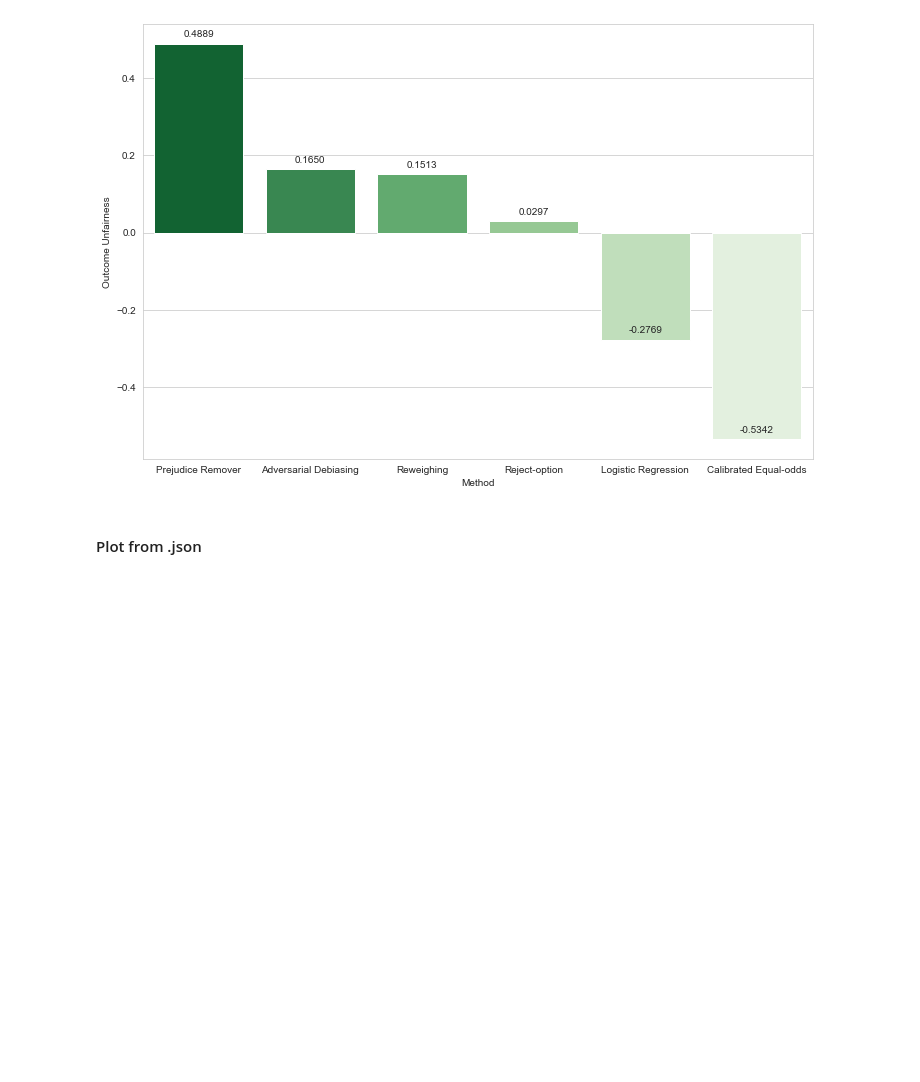
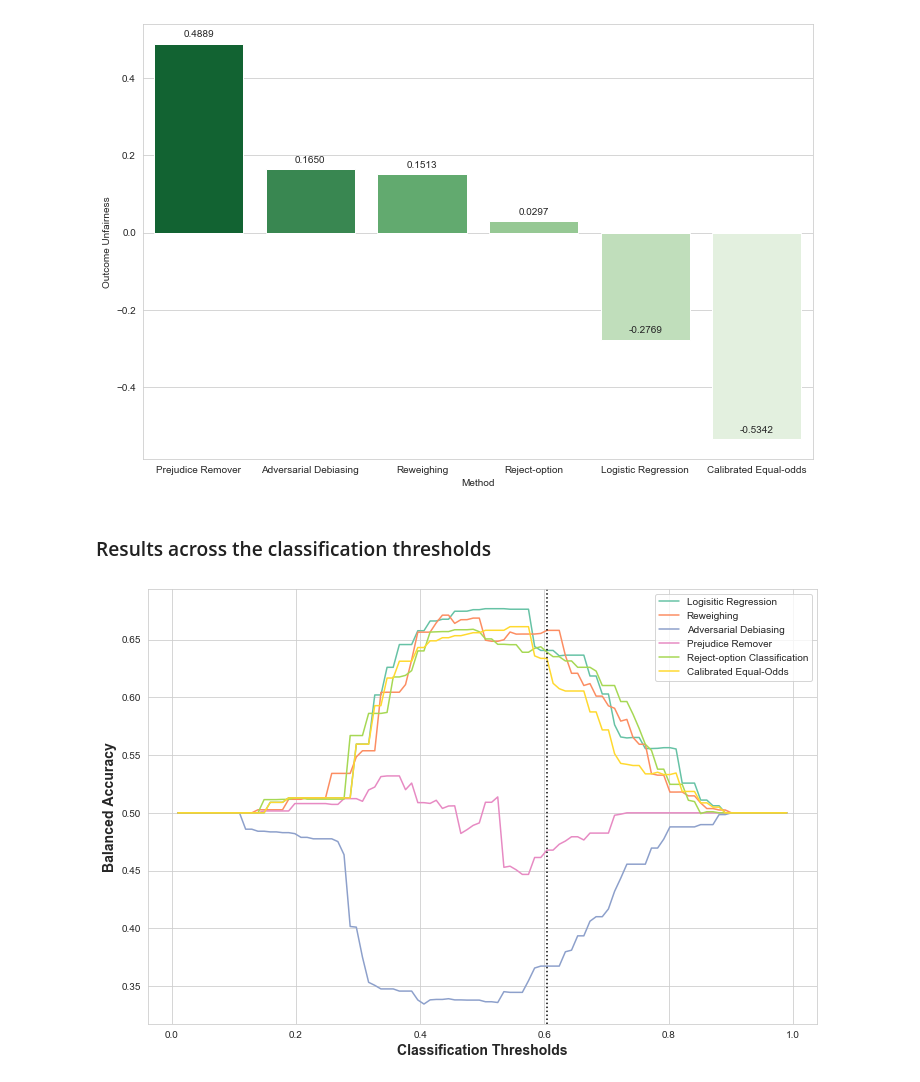
Before and after one commit to megantennies/FYP, a Jupyter notebook: FYP_CODE_LR.ipynb, the cells around one changed output. Cells and saved outputs as stored; diff of their text form; code cells hidden in the pictures; blank space fills up the shorter version.

Commit message:
updated graphs

```diff
--- a/FYP_CODE_LR.ipynb
+++ b/FYP_CODE_LR.ipynb
@@ -1237,8 +1233,8 @@ plot_results(x = 'Method', y = 'Result', data = out_unfs,
     order = out_unfs.sort_values('Result', ascending = False).Method)
 # %% [output]
 [figure]
-# %% [markdown]
-#### Plot from .json
+# %% [markdown]
+### Results across the classification thresholds
 # %%
 def plot_results_from_json(filenames, metricname, saveto, set_lims, xlimits, ylimits):
     plt.figure(figsize = (12, 8))
@@ -1258,8 +1254,10 @@ def plot_results_from_json(filenames, metricname, saveto, set_lims, xlimits, yli
         'Prejudice Remover', 'Reject-option Classification', 'Calibrated Equal-Odds'])
     plt.savefig(saveto, bbox_inches = 'tight')
 # %%
-# plot_results_from_json(filenames = ['LR_bal_acc_arr.json', 'RW_bal_acc_arr.json', 'AD_bal_acc_arr.json',
-#     'PR_bal_acc_arr.json', 'ROC_bal_acc_arr.json', 'CEOD_bal_acc_arr.json'],
-#     xlimits = (0.0, 1.0), ylimits = (0.0, 1.0), set_lims = False,
-#     metricname = 'Balanced Accuracy', saveto = 'RES_balanced_accuracy.png')
+plot_results_from_json(filenames = ['LR_bal_acc_arr.json', 'RW_bal_acc_arr.json', 'AD_bal_acc_arr.json', \
+    'PR_bal_acc_arr.json', 'ROC_bal_acc_arr.json', 'CEOD_bal_acc_arr.json'],
+    xlimits = (0.0, 1.0), ylimits = (0.0, 1.0), set_lims = False,
+    metricname = 'Balanced Accuracy', saveto = 'RES_balanced_accuracy.png')
+# %% [output]
+[figure, added]
 # %%
```
Also changed, not shown: parts of 21 cells of this notebook, 20 other files.
